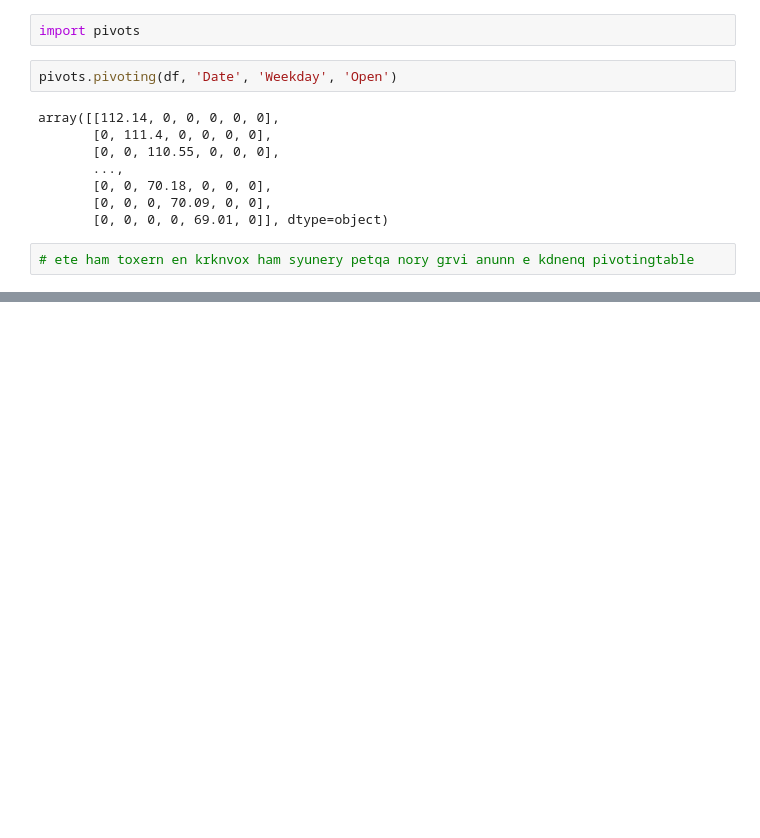
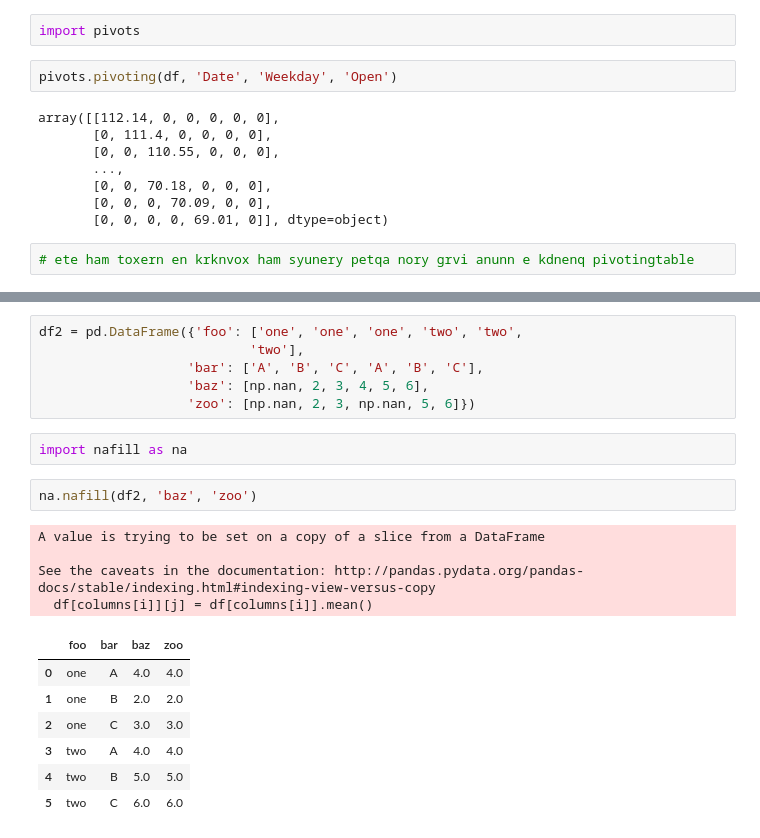
Before and after one commit to GurgenHovakimyan/pythondatamanipulation, a Jupyter notebook: sevagir.ipynb, the cells around one changed output, grey strips where cells are left out. Saved outputs shown, nothing was run; the diff lists cells and outputs as text; blank space fills up the shorter version.

```diff
--- a/sevagir.ipynb
+++ b/sevagir.ipynb
@@ -116,3 +146,25 @@ df = pd.DataFrame({'foo': ['one', 'one', 'one', 'two', 'two',
+# %%
+df2 = pd.DataFrame({'foo': ['one', 'one', 'one', 'two', 'two',
+                           'two'],
+                   'bar': ['A', 'B', 'C', 'A', 'B', 'C'],
+                   'baz': [np.nan, 2, 3, 4, 5, 6],
+                   'zoo': [np.nan, 2, 3, np.nan, 5, 6]})
+# %%
+import nafill as na
+# %%
+na.nafill(df2, 'baz', 'zoo')
+# %% [output]
+A value is trying to be set on a copy of a slice from a DataFrame
+
+See the caveats in the documentation: http://pandas.pydata.org/pandas-docs/stable/indexing.html#indexing-view-versus-copy
+  df[columns[i]][j] = df[columns[i]].mean()
+|  | foo | bar | baz | zoo |
+| 0 | one | A | 4.0 | 4.0 |
+| 1 | one | B | 2.0 | 2.0 |
+| 2 | one | C | 3.0 | 3.0 |
+| 3 | two | A | 4.0 | 4.0 |
+| 4 | two | B | 5.0 | 5.0 |
+| 5 | two | C | 6.0 | 6.0 |
 # %%
 df.head()
 # %% [output]
```
Also changed, not shown: parts of 33 cells of this notebook, 4 other files.
